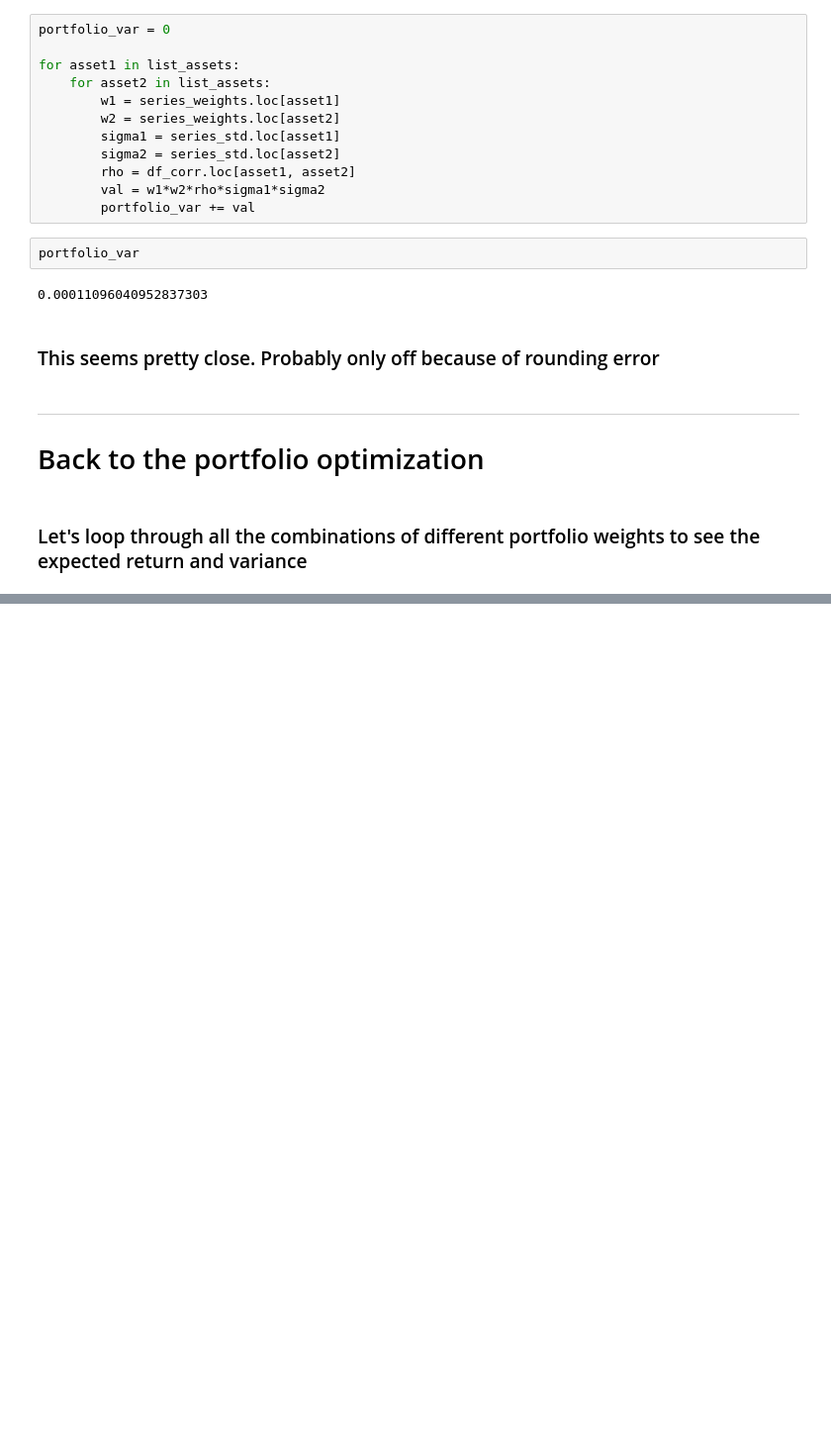
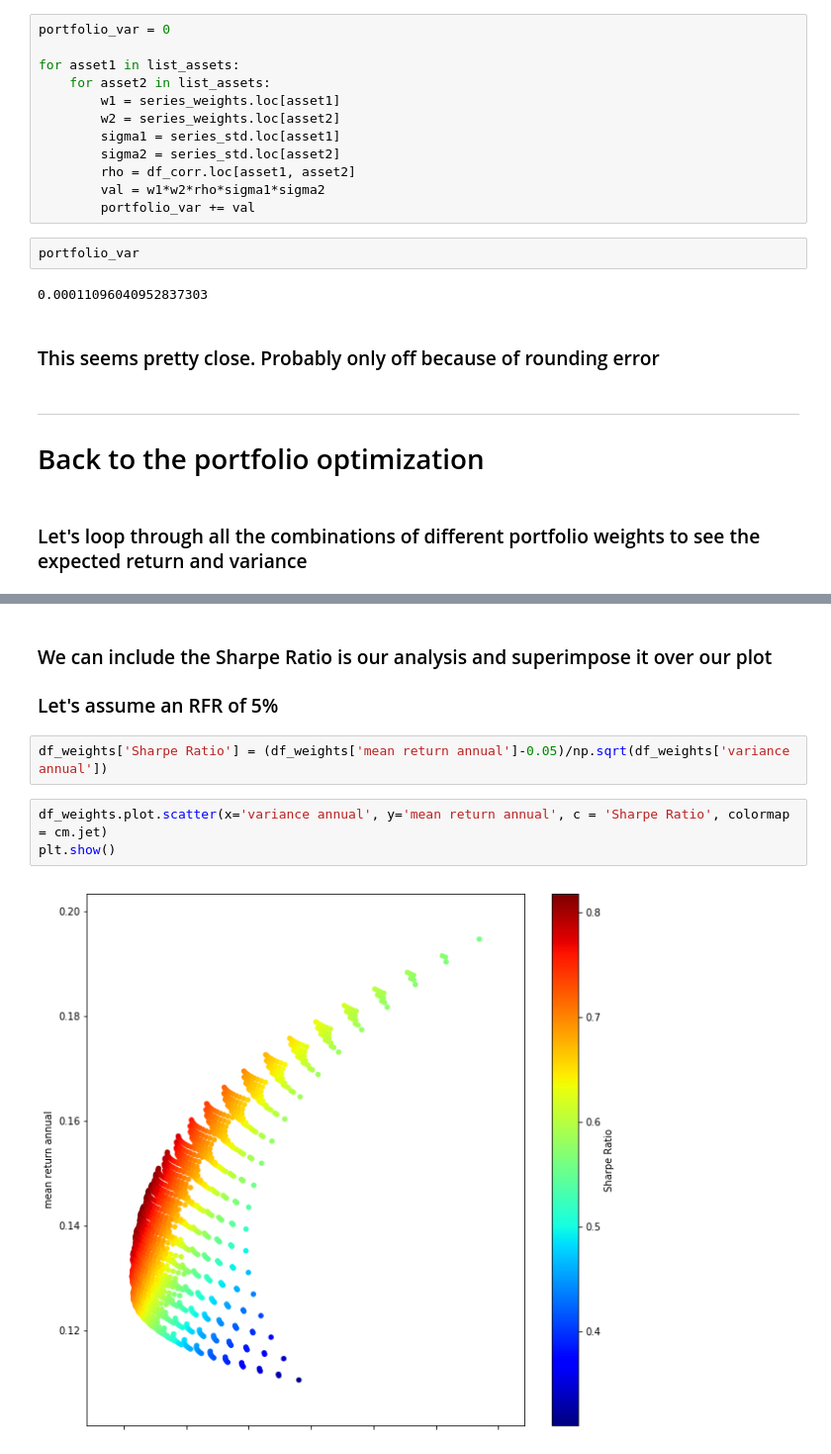
Before and after one commit to sinclam2/misc, a Jupyter notebook: Investment Portfolio Optimization.ipynb, the cells around one changed output, grey strips where cells are left out. Shown at 99% size. Cells and saved outputs as stored; diff of their text form; blank space fills up the shorter version.

```diff
--- a/Investment Portfolio Optimization.ipynb
+++ b/Investment Portfolio Optimization.ipynb
@@ -257,0 +313,11 @@ df_weights
+# %% [markdown]
+### We can include the Sharpe Ratio is our analysis and superimpose it over our plot
+
+### Let's assume an RFR of 5%
+# %%
+df_weights['Sharpe Ratio'] = (df_weights['mean return annual']-0.05)/np.sqrt(df_weights['variance annual'])
+# %%
+df_weights.plot.scatter(x='variance annual', y='mean return annual', c = 'Sharpe Ratio', colormap = cm.jet)
+plt.show()
+# %% [output]
+[figure, added]
```
Also changed, not shown: parts of 19 cells of this notebook.
